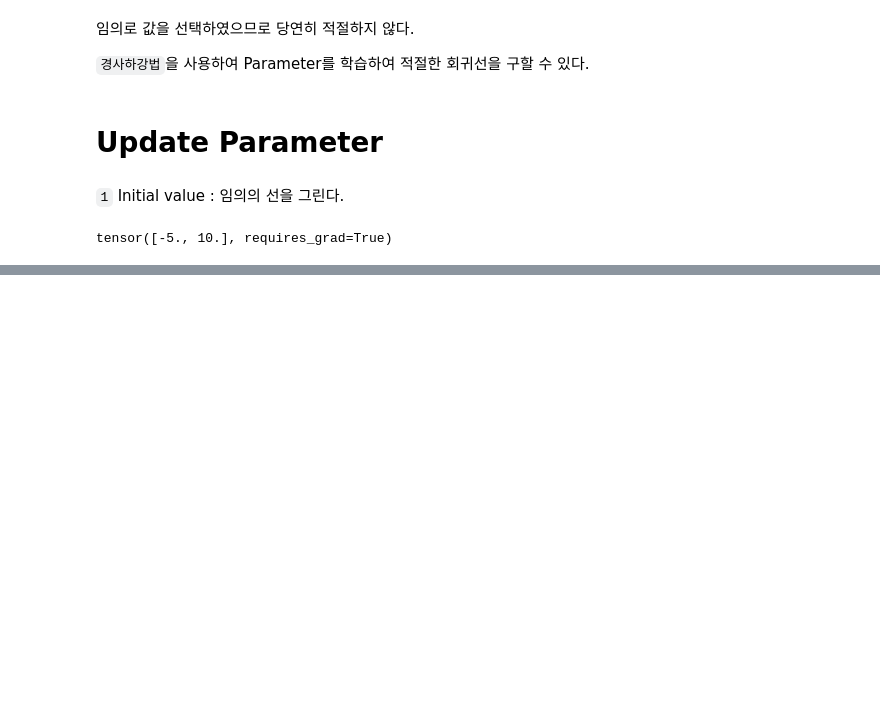
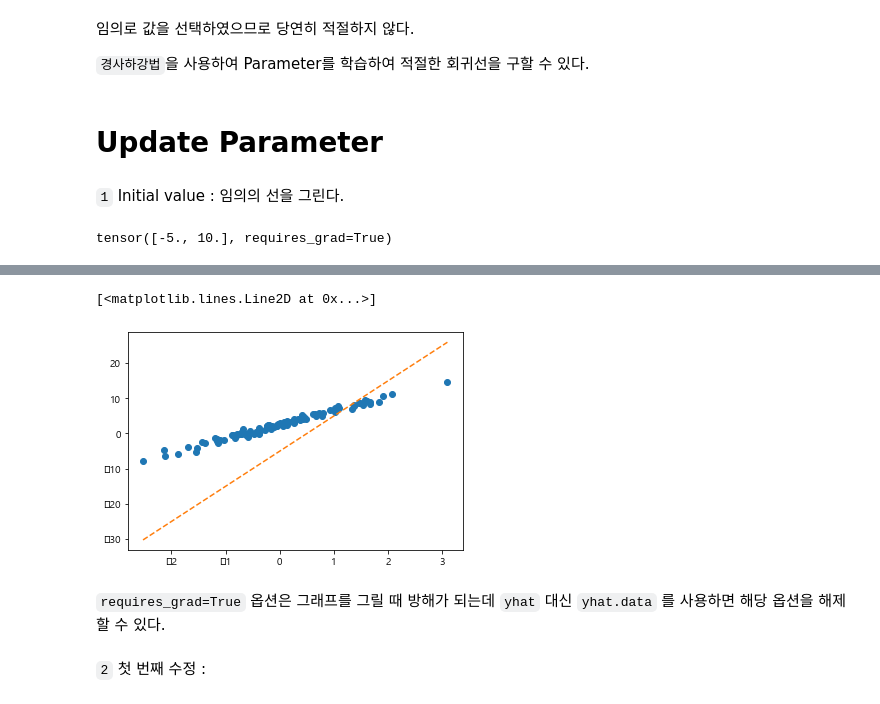
Before and after one commit to stahangryum/unwanted_blog, a Jupyter notebook: _notebooks/2022-01-01-Linear Model.ipynb, the cells around one changed output, grey strips where cells are left out. Saved outputs shown, nothing was run; the diff lists cells and outputs as text; code cells hidden in the pictures; blank space fills up the shorter version.

```diff
--- a/_notebooks/2022-01-01-Linear Model.ipynb
+++ b/_notebooks/2022-01-01-Linear Model.ipynb
@@ -93,0 +101,3 @@ requires_grad=True는 추후 미분을 위한 옵션이다.
+# %%
+yhat = X@What
+yhat
@@ -93,0 +120,10 @@ requires_grad=True는 추후 미분을 위한 옵션이다.
+# %%
+plt.plot(x, y, 'o')
+plt.plot(x, yhat.data, '--')
+# %% [output]
+[<matplotlib.lines.Line2D at 0x...>]
+[figure, added]
+# %% [markdown]
+`requires_grad=True` 옵션은 그래프를 그릴 때 방해가 되는데 `yhat` 대신 `yhat.data` 를 사용하면 해당 옵션을 해제할 수 있다.
+# %% [markdown]
+`2` 첫 번째 수정 :
```
Also changed, not shown: parts of 5 cells of this notebook.
